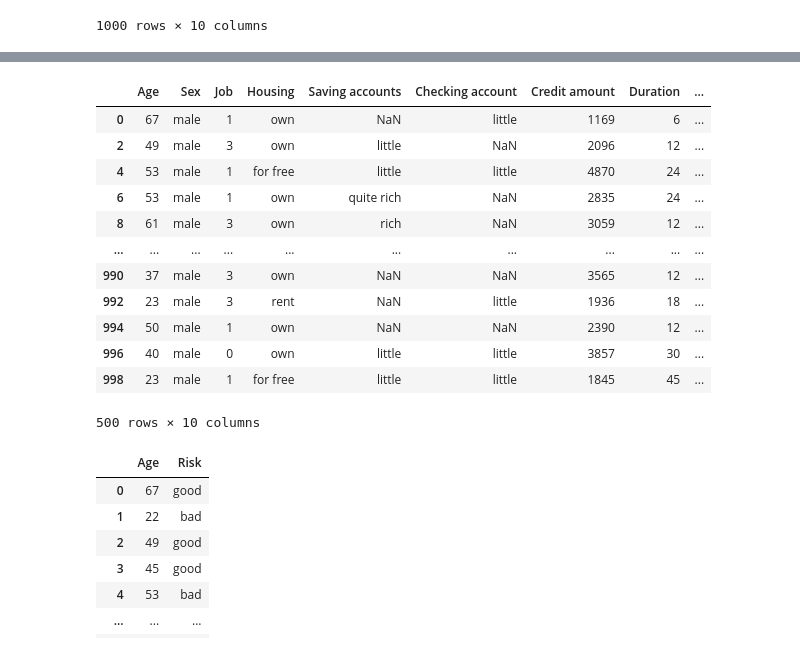
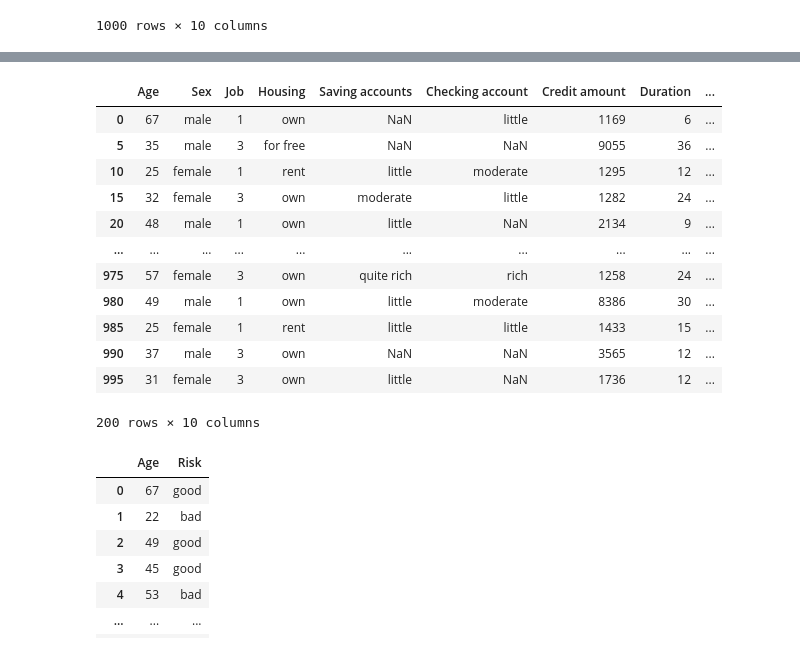
Before and after one commit to Naokirlz/ML, a Jupyter notebook: practico1/1_repaso_PyE.ipynb, the cells around one changed output, grey strips where cells are left out. Saved outputs shown, nothing was run; the diff lists cells and outputs as text; code cells hidden in the pictures.

```diff
--- a/practico1/1_repaso_PyE.ipynb
+++ b/practico1/1_repaso_PyE.ipynb
@@ -18,6 +18,6 @@ import io
 ## Carga y preparación de los datos
 # %%
 # Carga de los datos (desde drive)
-drive.mount('/content/drive', force_remount=True)
+#drive.mount('/content/drive', force_remount=True)
 
-df=pd.read_csv("/content/drive/My Drive/data/credit_data.csv", sep = ",")
+df=pd.read_csv("credit_data.csv", sep = ",")
@@ -100,20 +115,20 @@ df.loc[42:45]
 # %%
 # Selección de filas con index par, lambda expression
-df.loc[lambda x: x.index % 2 == 0]
+df.loc[lambda x: x.index % 5 == 0]
 # %% [output]
 |  | Age | Sex | Job | Housing | Saving accounts | Checking account | Credit amount | Duration | ... |
 | 0 | 67 | male | 1 | own | NaN | little | 1169 | 6 | ... |
-| 2 | 49 | male | 3 | own | little | NaN | 2096 | 12 | ... |
-| 4 | 53 | male | 1 | for free | little | little | 4870 | 24 | ... |
-| 6 | 53 | male | 1 | own | quite rich | NaN | 2835 | 24 | ... |
-| 8 | 61 | male | 3 | own | rich | NaN | 3059 | 12 | ... |
+| 5 | 35 | male | 3 | for free | NaN | NaN | 9055 | 36 | ... |
+| 10 | 25 | female | 1 | rent | little | moderate | 1295 | 12 | ... |
+| 15 | 32 | female | 3 | own | moderate | little | 1282 | 24 | ... |
+| 20 | 48 | male | 1 | own | little | NaN | 2134 | 9 | ... |
 | ... | ... | ... | ... | ... | ... | ... | ... | ... | ... |
+| 975 | 57 | female | 3 | own | quite rich | rich | 1258 | 24 | ... |
+| 980 | 49 | male | 1 | own | little | moderate | 8386 | 30 | ... |
+| 985 | 25 | female | 1 | rent | little | little | 1433 | 15 | ... |
 | 990 | 37 | male | 3 | own | NaN | NaN | 3565 | 12 | ... |
-| 992 | 23 | male | 3 | rent | NaN | little | 1936 | 18 | ... |
-| 994 | 50 | male | 1 | own | NaN | NaN | 2390 | 12 | ... |
-| 996 | 40 | male | 0 | own | little | little | 3857 | 30 | ... |
-| 998 | 23 | male | 1 | for free | little | little | 1845 | 45 | ... |
+| 995 | 31 | female | 3 | own | little | NaN | 1736 | 12 | ... |
-500 rows × 10 columns
+200 rows × 10 columns
 # %%
 # Selección de columnas por el nombre
 df[['Age','Risk']]
```
Also changed, not shown: parts of 16 cells of this notebook, 5 other files.
